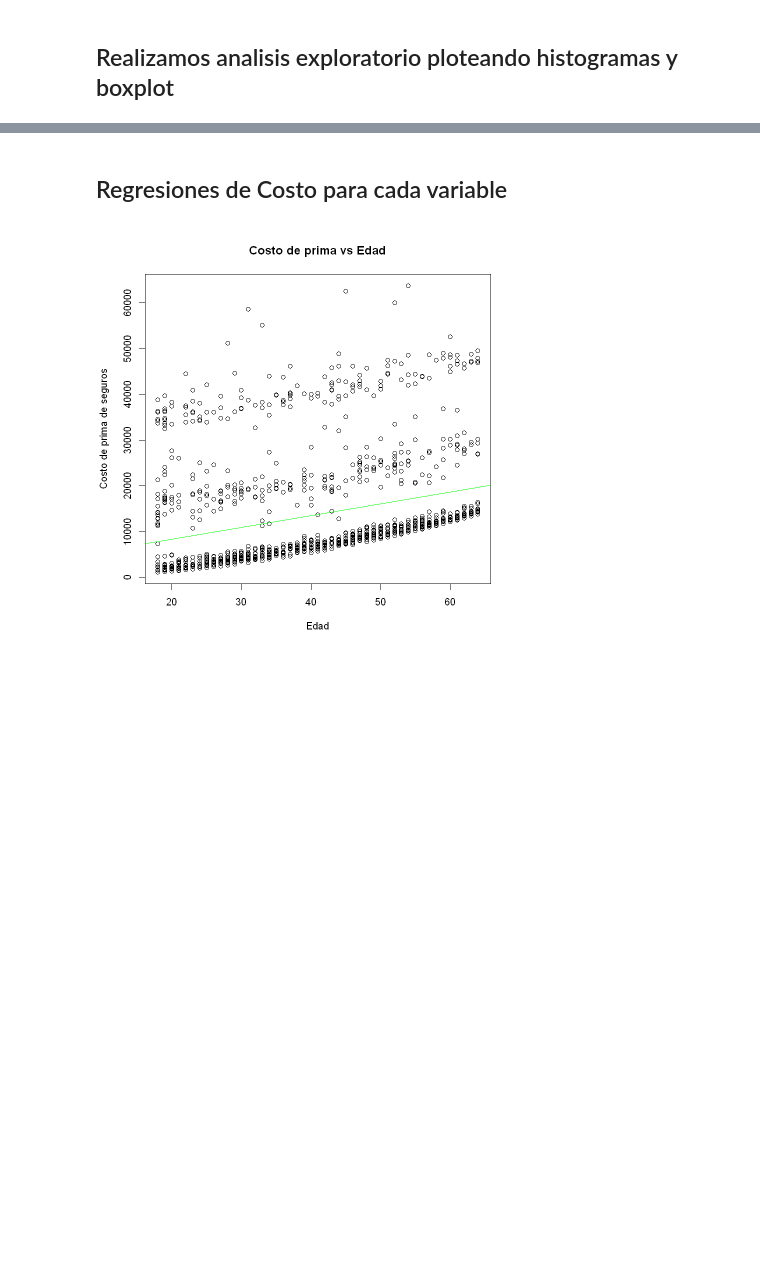
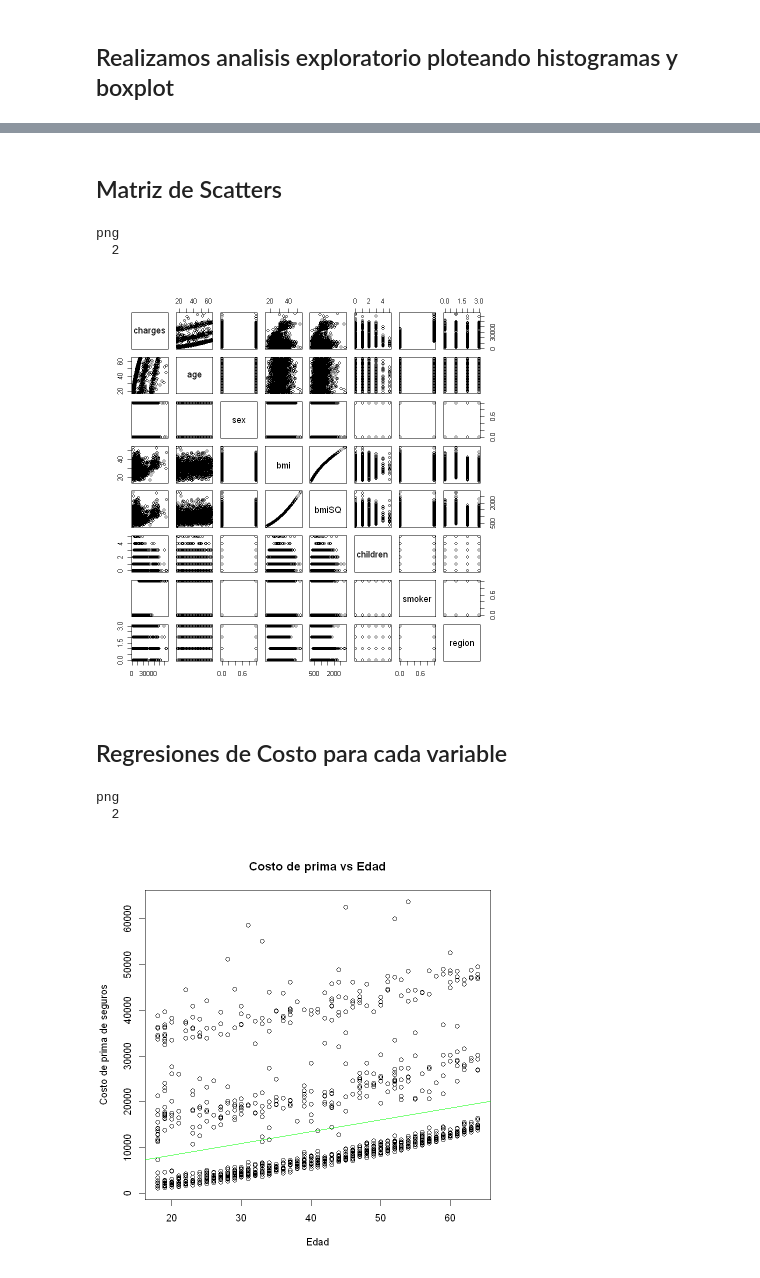
Before and after one commit to GustavoAnkelen/Econometria2021S2, a Jupyter notebook: P-Econometria.ipynb, the cells around one changed output, grey strips where cells are left out. Saved outputs shown, nothing was run; the diff lists cells and outputs as text; code cells hidden in the pictures; blank space fills up the shorter version.

```diff
--- a/P-Econometria.ipynb
+++ b/P-Econometria.ipynb
@@ -114,3 +209,14 @@ box_children <- boxplot(InsData$children, main= "Número de hijos de asegurados.
+# %% [markdown]
+## Matriz de Scatters
+# %%
+pdf("Pares.pdf")
+pairs(InsData)
+dev.off()
+pairs(InsData)
+# %% [output]
+png
+  2
+[figure, added]
 # %% [markdown]
 ## Regresiones de Costo para cada variable
 # %%
@@ -121,6 +227,14 @@ regresion_bmiSQ   <- lm(InsData$charges ~ InsData$bmiSQ  , data = InsData)
 regresion_children   <- lm(InsData$charges ~ InsData$children  , data = InsData)
 regresion_smoker   <- lm(InsData$charges ~ InsData$smoker  , data = InsData)
 regresion_region   <- lm(InsData$charges ~ InsData$region  , data = InsData)
+# %%
+pdf("charge_vs_age.pdf")
+plot(InsData$age , InsData$charges, xlab='Edad', ylab='Costo de prima de seguros', main='Costo de prima vs Edad')
+abline(regresion_age, col="green")
+dev.off()
+# %% [output]
+png
+  2
 # %%
 plot(InsData$age , InsData$charges, xlab='Edad', ylab='Costo de prima de seguros', main='Costo de prima vs Edad')
 abline(regresion_age, col="green")
```
Also changed, not shown: parts of 53 cells of this notebook.
